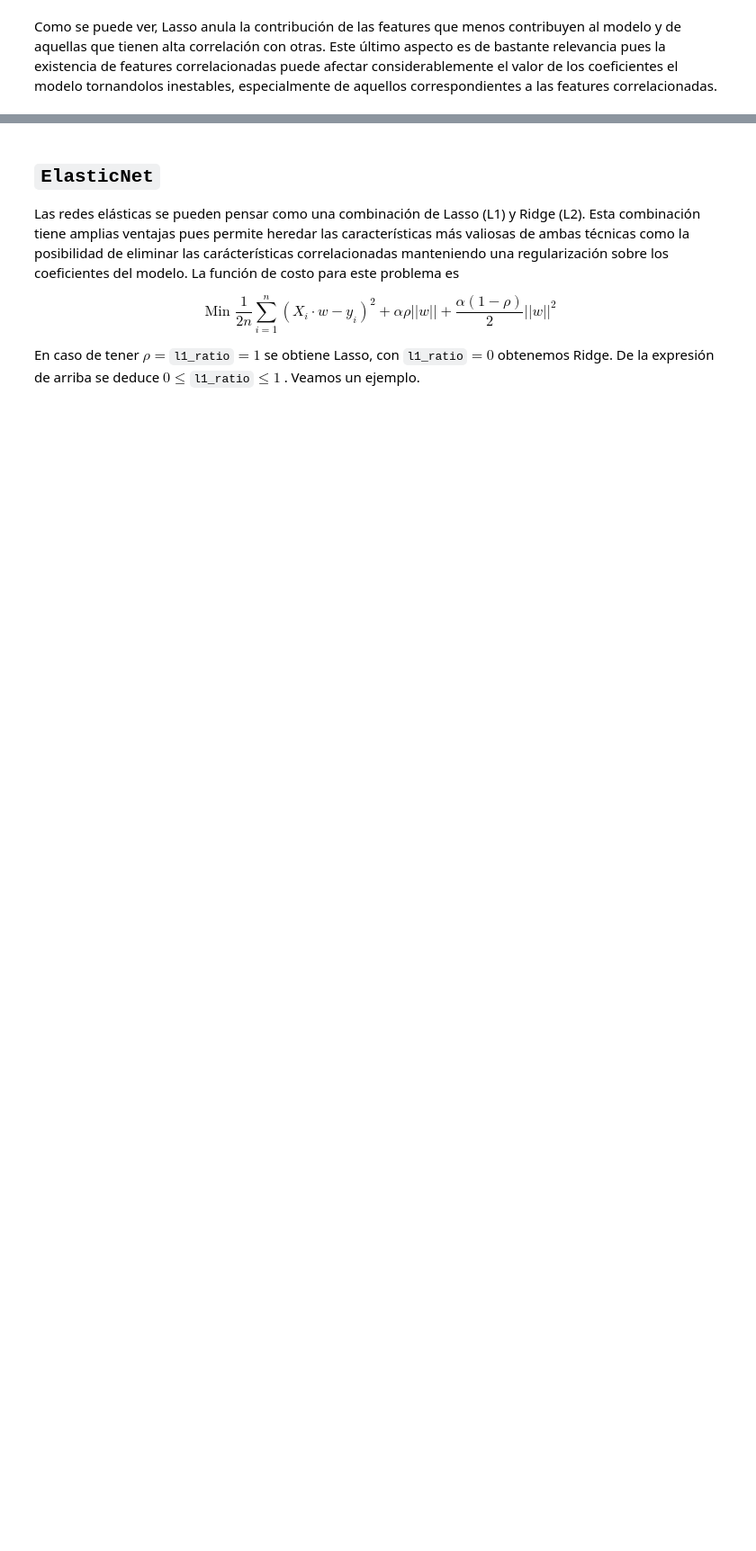
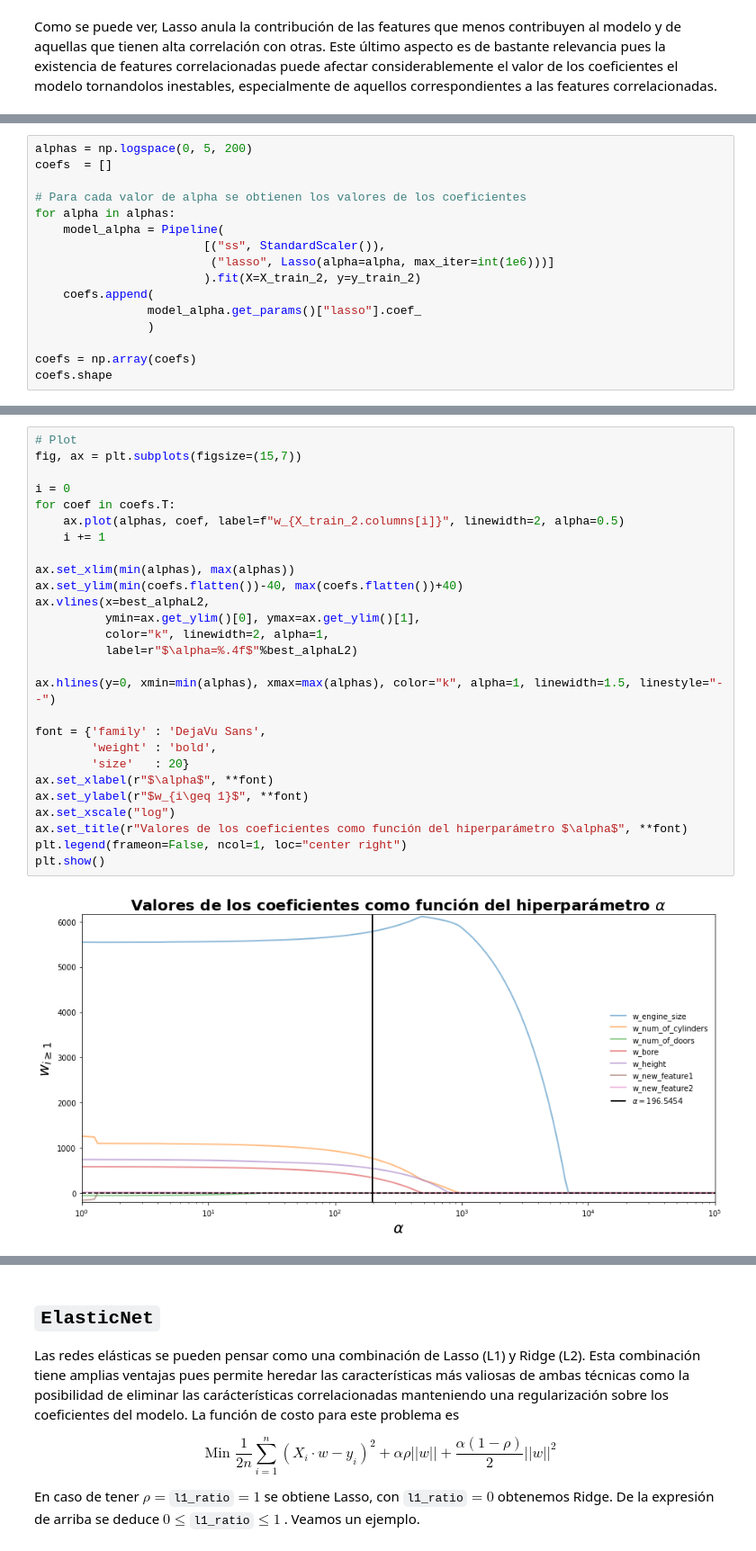
Before and after one commit to hplbrayan/Un-curso-de-Machine-Learning, a Jupyter notebook: 07_ML_Modelos_de_Regresion/N1_Linear_Models.ipynb, the cells around one changed output, grey strips where cells are left out. Shown at 90% size. Drawn from its saved outputs; the diff is of its cells as text; blank space fills up the shorter version.

```diff
--- a/07_ML_Modelos_de_Regresion/N1_Linear_Models.ipynb
+++ b/07_ML_Modelos_de_Regresion/N1_Linear_Models.ipynb
@@ -698,0 +708,16 @@ Como se puede ver, Lasso anula la contribución de las features que menos contri
+# %%
+alphas = np.logspace(0, 5, 200)
+coefs  = []
+
+# Para cada valor de alpha se obtienen los valores de los coeficientes
+for alpha in alphas:
+    model_alpha = Pipeline(
+                        [("ss", StandardScaler()),
+                         ("lasso", Lasso(alpha=alpha, max_iter=int(1e6)))]
+                        ).fit(X=X_train_2, y=y_train_2)
+    coefs.append(
+                model_alpha.get_params()["lasso"].coef_
+                )
+
+coefs = np.array(coefs)
+coefs.shape
@@ -698,0 +726,29 @@ Como se puede ver, Lasso anula la contribución de las features que menos contri
+# %%
+# Plot
+fig, ax = plt.subplots(figsize=(15,7))
+
+i = 0
+for coef in coefs.T:
+    ax.plot(alphas, coef, label=f"w_{X_train_2.columns[i]}", linewidth=2, alpha=0.5)
+    i += 1
+
+ax.set_xlim(min(alphas), max(alphas))
+ax.set_ylim(min(coefs.flatten())-40, max(coefs.flatten())+40)
+ax.vlines(x=best_alphaL2,
+          ymin=ax.get_ylim()[0], ymax=ax.get_ylim()[1],
+          color="k", linewidth=2, alpha=1,
+          label=r"$\alpha=%.4f$"%best_alphaL2)
+
+ax.hlines(y=0, xmin=min(alphas), xmax=max(alphas), color="k", alpha=1, linewidth=1.5, linestyle="--")
+
+font = {'family' : 'DejaVu Sans',
+        'weight' : 'bold',
+        'size'   : 20}
+ax.set_xlabel(r"$\alpha$", **font)
+ax.set_ylabel(r"$w_{i\geq 1}$", **font)
+ax.set_xscale("log")
+ax.set_title(r"Valores de los coeficientes como función del hiperparámetro $\alpha$", **font)
+plt.legend(frameon=False, ncol=1, loc="center right")
+plt.show()
+# %% [output]
+[figure, added]
```
Also changed, not shown: parts of 8 cells of this notebook.
